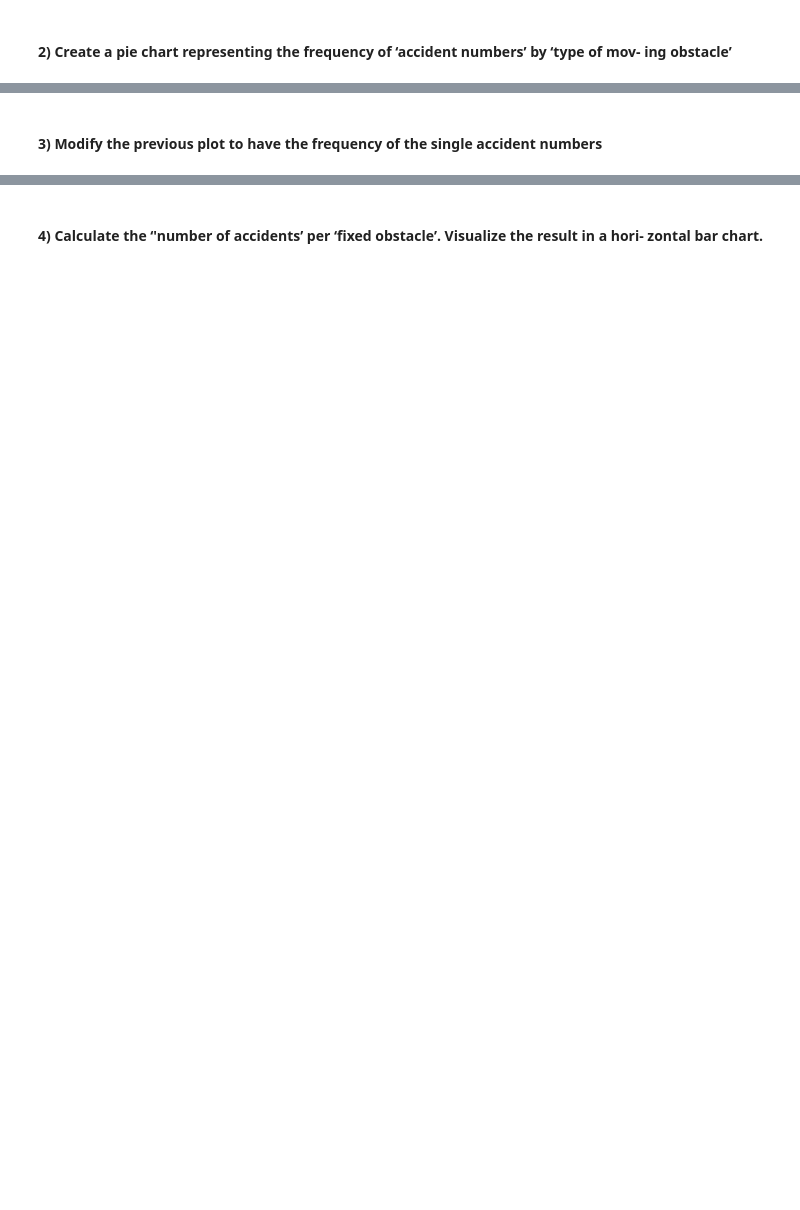
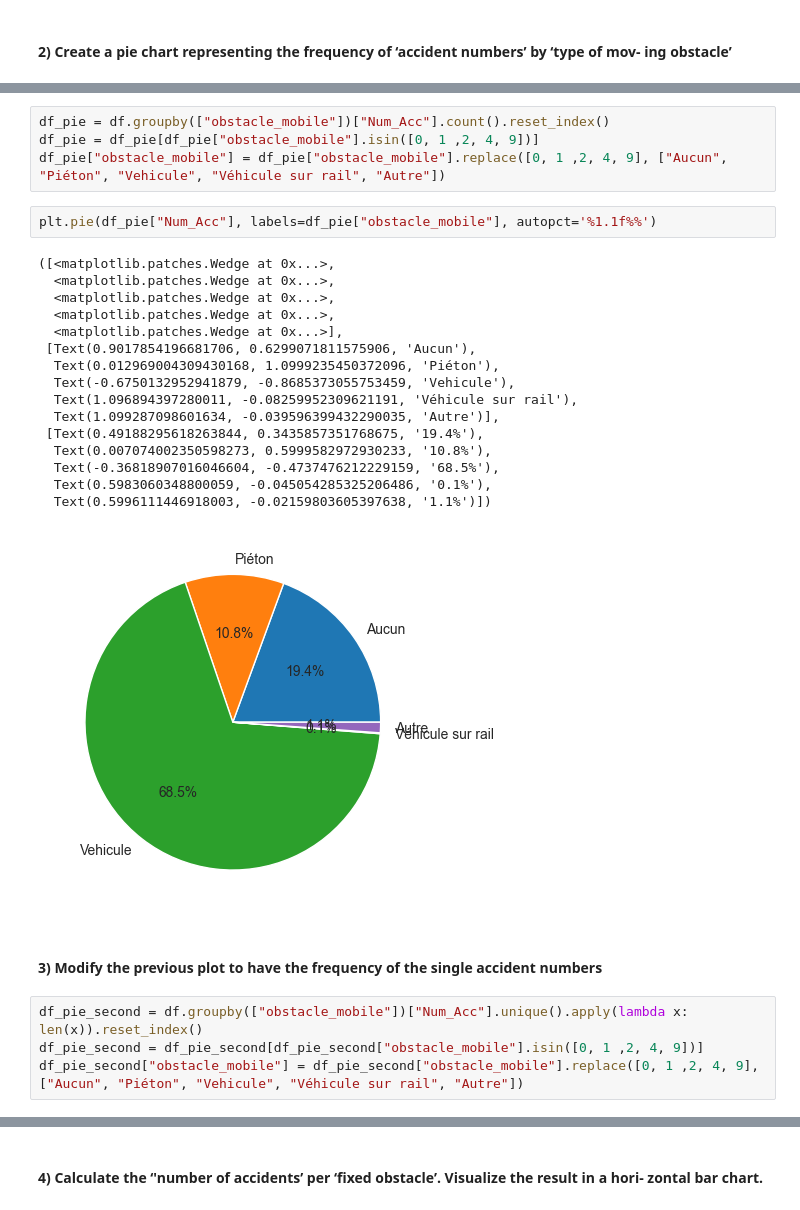
Before and after one commit to Poliaboy/PythonForDataAnalysis, a Jupyter notebook: PW5_Alex_Szpakiewicz.ipynb, the cells around one changed output, grey strips where cells are left out. Saved outputs shown, nothing was run; the diff lists cells and outputs as text; blank space fills up the shorter version.

```diff
--- a/PW5_Alex_Szpakiewicz.ipynb
+++ b/PW5_Alex_Szpakiewicz.ipynb
@@ -61,2 +46,29 @@ ValueError: x must be 1D
+# %%
+df_pie = df.groupby(["obstacle_mobile"])["Num_Acc"].count().reset_index()
+df_pie = df_pie[df_pie["obstacle_mobile"].isin([0, 1 ,2, 4, 9])]
+df_pie["obstacle_mobile"] = df_pie["obstacle_mobile"].replace([0, 1 ,2, 4, 9], ["Aucun", "Piéton", "Vehicule", "Véhicule sur rail", "Autre"])
+# %%
+plt.pie(df_pie["Num_Acc"], labels=df_pie["obstacle_mobile"], autopct='%1.1f%%')
+# %% [output]
+([<matplotlib.patches.Wedge at 0x...>,
+  <matplotlib.patches.Wedge at 0x...>,
+  <matplotlib.patches.Wedge at 0x...>,
+  <matplotlib.patches.Wedge at 0x...>,
+  <matplotlib.patches.Wedge at 0x...>],
+ [Text(0.9017854196681706, 0.6299071811575906, 'Aucun'),
+  Text(0.012969004309430168, 1.0999235450372096, 'Piéton'),
+  Text(-0.6750132952941879, -0.8685373055753459, 'Vehicule'),
+  Text(1.096894397280011, -0.08259952309621191, 'Véhicule sur rail'),
+  Text(1.099287098601634, -0.039596399432290035, 'Autre')],
+ [Text(0.49188295618263844, 0.3435857351768675, '19.4%'),
+  Text(0.007074002350598273, 0.5999582972930233, '10.8%'),
+  Text(-0.36818907016046604, -0.4737476212229159, '68.5%'),
+  Text(0.5983060348800059, -0.045054285325206486, '0.1%'),
+  Text(0.5996111446918003, -0.02159803605397638, '1.1%')])
+[figure, added]
 # %% [markdown]
 #### 3) Modify the previous plot to have the frequency of the single accident numbers
+# %%
+df_pie_second = df.groupby(["obstacle_mobile"])["Num_Acc"].unique().apply(lambda x: len(x)).reset_index()
+df_pie_second = df_pie_second[df_pie_second["obstacle_mobile"].isin([0, 1 ,2, 4, 9])]
+df_pie_second["obstacle_mobile"] = df_pie_second["obstacle_mobile"].replace([0, 1 ,2, 4, 9], ["Aucun", "Piéton", "Vehicule", "Véhicule sur rail", "Autre"])
```
Also changed, not shown: parts of 9 cells of this notebook.
